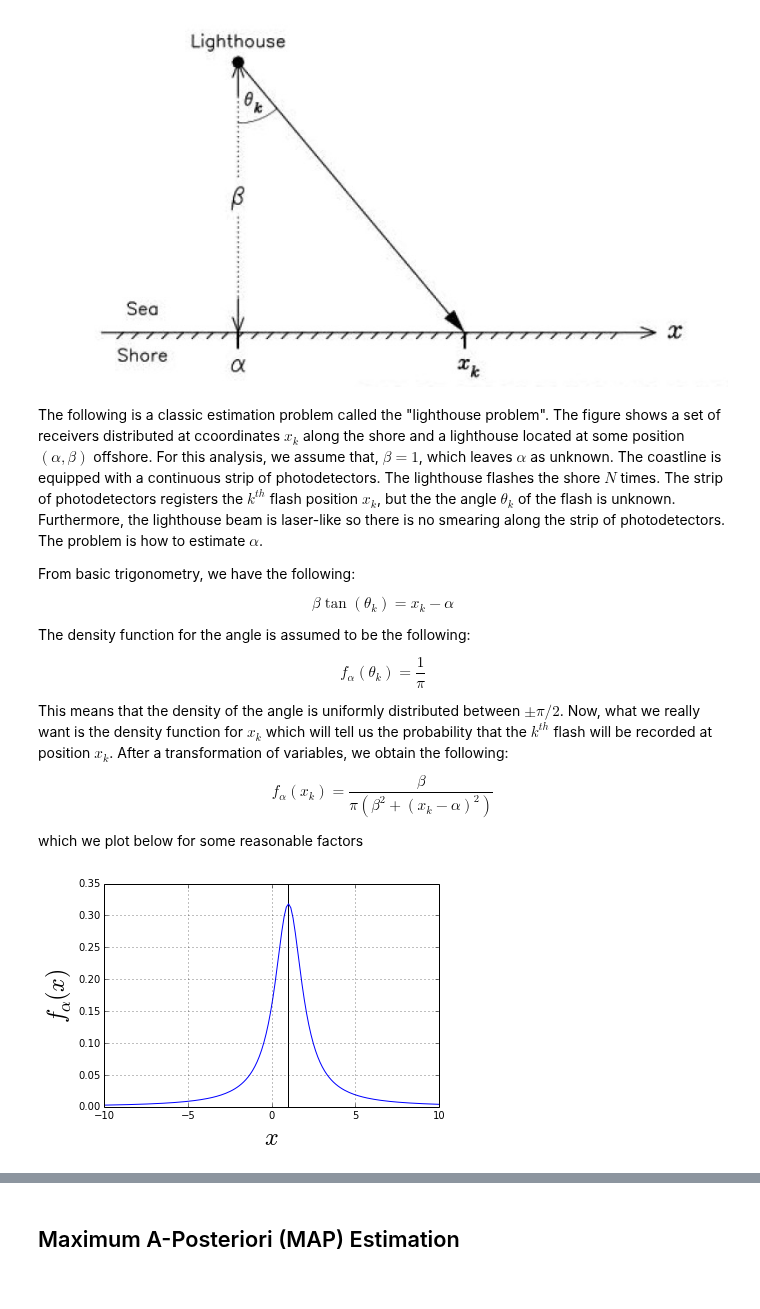
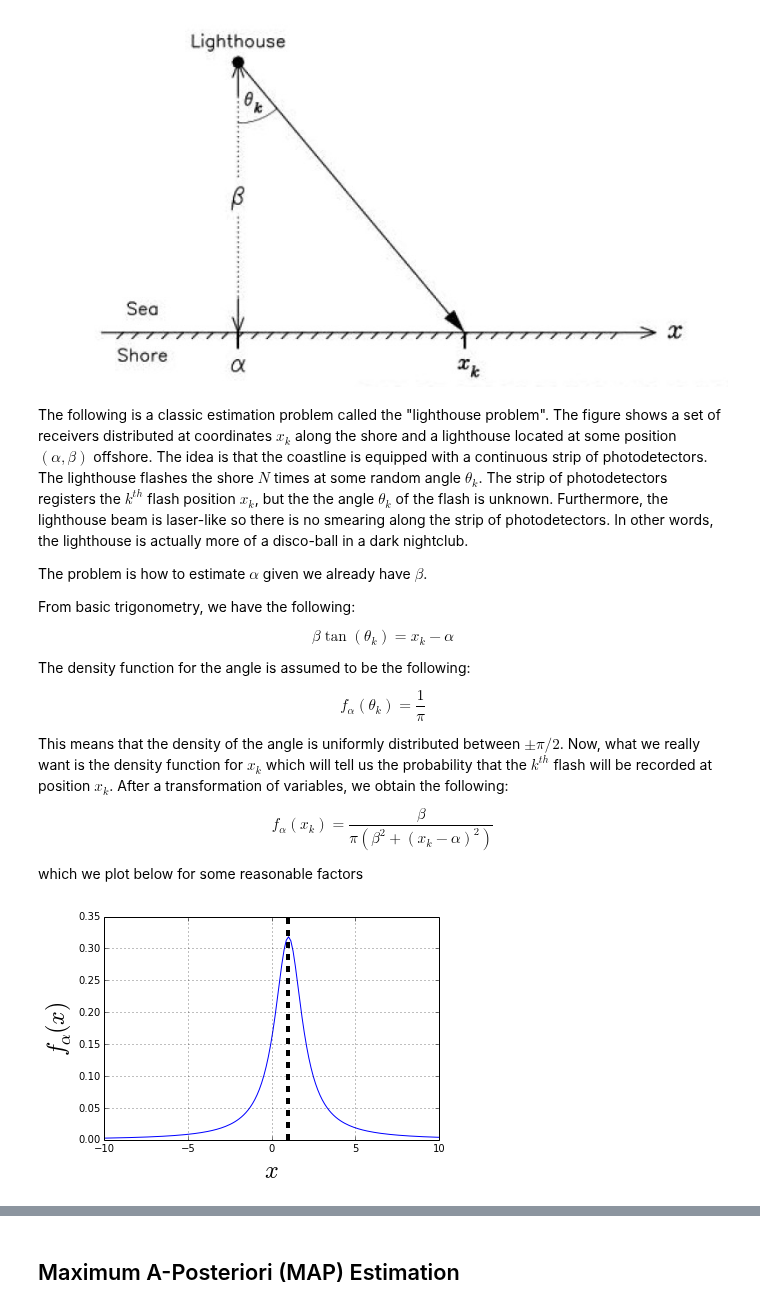
Before and after one commit to unpingco/Python-for-Signal-Processing, a Jupyter notebook: Lighthouse_problem.ipynb, the cells around one changed output, grey strips where cells are left out. Saved outputs shown, nothing was run; the diff lists cells and outputs as text; code cells hidden in the pictures.

```diff
--- a/Lighthouse_problem.ipynb
+++ b/Lighthouse_problem.ipynb
@@ -7,7 +7,9 @@ Image('Lighthouse_schematic.jpg',width=500)
 # %% [output]
 [figure]
 # %% [markdown]
-The following is a classic estimation problem called the "lighthouse problem". The figure shows a set of receivers distributed at ccoordinates $x_k$ along the shore and a lighthouse located at some position $(\alpha,\beta)$ offshore. For this analysis, we assume that, $\beta=1$, which leaves $\alpha$ as unknown. The coastline is equipped with a continuous strip of photodetectors. The lighthouse flashes the shore $N$ times. The strip of  photodetectors registers the $k^{th}$ flash position $x_k$, but the the angle $\theta_k$ of the flash is unknown. Furthermore, the lighthouse beam is laser-like so there is no smearing along the strip of photodetectors. The problem is how to estimate $ \alpha  $.
+The following is a classic estimation problem called the "lighthouse problem". The figure shows a set of receivers distributed at coordinates $x_k$ along the shore and a lighthouse located at some position $(\alpha,\beta)$ offshore. The idea is that the coastline is equipped with a continuous strip of photodetectors. The lighthouse flashes the shore $N$ times at some random angle $\theta_k$. The strip of  photodetectors registers the $k^{th}$ flash position $x_k$, but the the angle $\theta_k$ of the flash is unknown. Furthermore, the lighthouse beam is laser-like so there is no smearing along the strip of photodetectors. In other words, the lighthouse is actually more of a disco-ball in a dark nightclub.
+
+The problem is how to estimate $ \alpha  $ given we already have $\beta$.
 
 From basic trigonometry, we have the following:
 
@@ -25,11 +27,11 @@ which we plot below for some reasonable factors
 # %%
 xi = linspace(-10,10,150)
 alpha = 1
 f = lambda x: 1/(pi*(1+(x-alpha)**2))
 plot(xi,f(xi))
 xlabel('$x$',fontsize=24)
 ylabel(r'$f_{\alpha}(x)$',fontsize=24);
-vlines(alpha,0,.35)
+vlines(alpha,0,.35,linestyles='--',lw=4.)
 grid()
 # %% [output]
-[figure, old version]
+[figure, new version]
```
Also changed, not shown: parts of 28 cells of this notebook.
